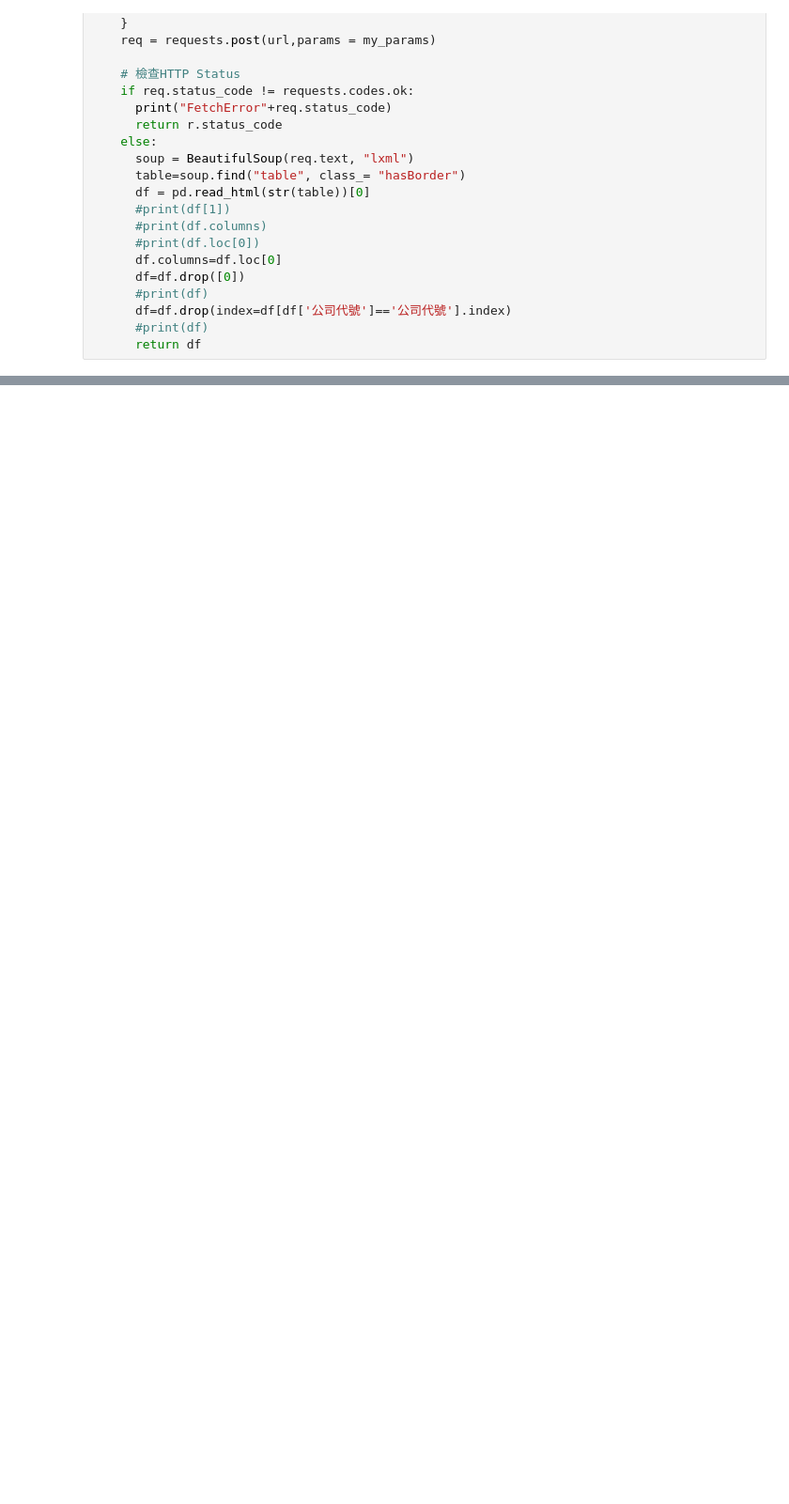
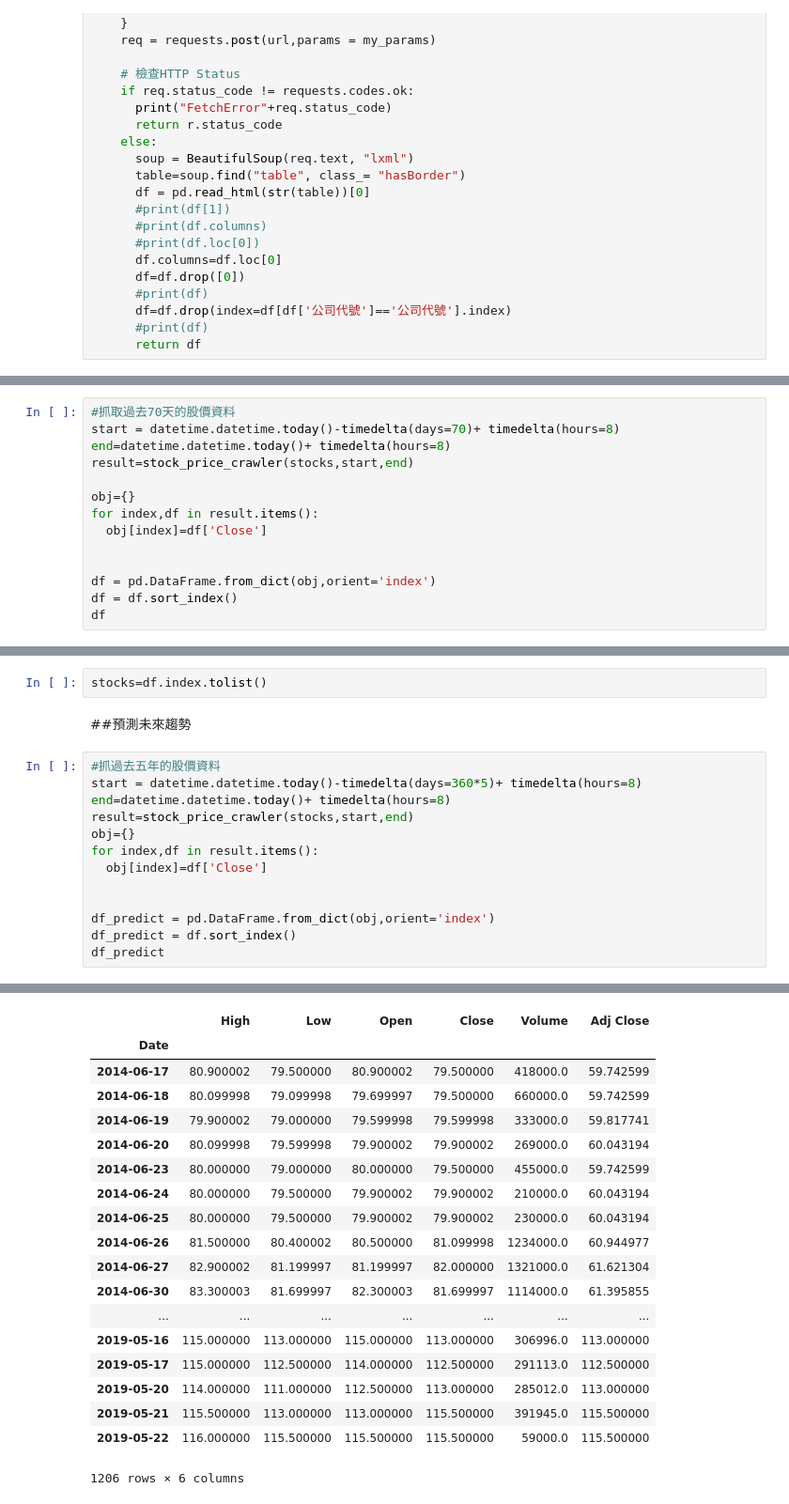
Before and after one commit to YehYiHsuan/Python-Stock-Analysis, a Jupyter notebook: python_financial_statements_crawler.ipynb, the cells around one changed output, grey strips where cells are left out. Shown at 94% size. Drawn from its saved outputs; the diff is of its cells as text; blank space fills up the shorter version.

```diff
--- a/python_financial_statements_crawler.ipynb
+++ b/python_financial_statements_crawler.ipynb
@@ -185,0 +552,14 @@ df
+# %%
+#抓取過去70天的股價資料
+start = datetime.datetime.today()-timedelta(days=70)+ timedelta(hours=8)
+end=datetime.datetime.today()+ timedelta(hours=8)
+result=stock_price_crawler(stocks,start,end)
+
+obj={}
+for index,df in result.items():
+  obj[index]=df['Close']
+
+
+df = pd.DataFrame.from_dict(obj,orient='index')
+df = df.sort_index()
+df
@@ -185,0 +645,18 @@ df
+# %%
+stocks=df.index.tolist()
+# %% [markdown]
+##預測未來趨勢
+# %%
+#抓過去五年的股價資料
+start = datetime.datetime.today()-timedelta(days=360*5)+ timedelta(hours=8)
+end=datetime.datetime.today()+ timedelta(hours=8)
+result=stock_price_crawler(stocks,start,end)
+obj={}
+for index,df in result.items():
+  obj[index]=df['Close']
+
+
+df_predict = pd.DataFrame.from_dict(obj,orient='index')
+df_predict = df.sort_index()
+df_predict
+# %% [output]
@@ -185,0 +681,19 @@ df
+|  | High | Low | Open | Close | Volume | Adj Close |
+| Date |  |  |  |  |  |  |
+| 2014-06-17 | 80.900002 | 79.500000 | 80.900002 | 79.500000 | 418000.0 | 59.742599 |
+| 2014-06-18 | 80.099998 | 79.099998 | 79.699997 | 79.500000 | 660000.0 | 59.742599 |
+| 2014-06-19 | 79.900002 | 79.000000 | 79.599998 | 79.599998 | 333000.0 | 59.817741 |
+| 2014-06-20 | 80.099998 | 79.599998 | 79.900002 | 79.900002 | 269000.0 | 60.043194 |
+| 2014-06-23 | 80.000000 | 79.000000 | 80.000000 | 79.500000 | 455000.0 | 59.742599 |
+| 2014-06-24 | 80.000000 | 79.500000 | 79.900002 | 79.900002 | 210000.0 | 60.043194 |
+| 2014-06-25 | 80.000000 | 79.500000 | 79.900002 | 79.900002 | 230000.0 | 60.043194 |
+| 2014-06-26 | 81.500000 | 80.400002 | 80.500000 | 81.099998 | 1234000.0 | 60.944977 |
+| 2014-06-27 | 82.900002 | 81.199997 | 81.199997 | 82.000000 | 1321000.0 | 61.621304 |
+| 2014-06-30 | 83.300003 | 81.699997 | 82.300003 | 81.699997 | 1114000.0 | 61.395855 |
+| ... | ... | ... | ... | ... | ... | ... |
+| 2019-05-16 | 115.000000 | 113.000000 | 115.000000 | 113.000000 | 306996.0 | 113.000000 |
+| 2019-05-17 | 115.000000 | 112.500000 | 114.000000 | 112.500000 | 291113.0 | 112.500000 |
+| 2019-05-20 | 114.000000 | 111.000000 | 112.500000 | 113.000000 | 285012.0 | 113.000000 |
+| 2019-05-21 | 115.500000 | 113.000000 | 113.000000 | 115.500000 | 391945.0 | 115.500000 |
+| 2019-05-22 | 116.000000 | 115.500000 | 115.500000 | 115.500000 | 59000.0 | 115.500000 |
+1206 rows × 6 columns
```
Also changed, not shown: parts of 27 cells of this notebook.
